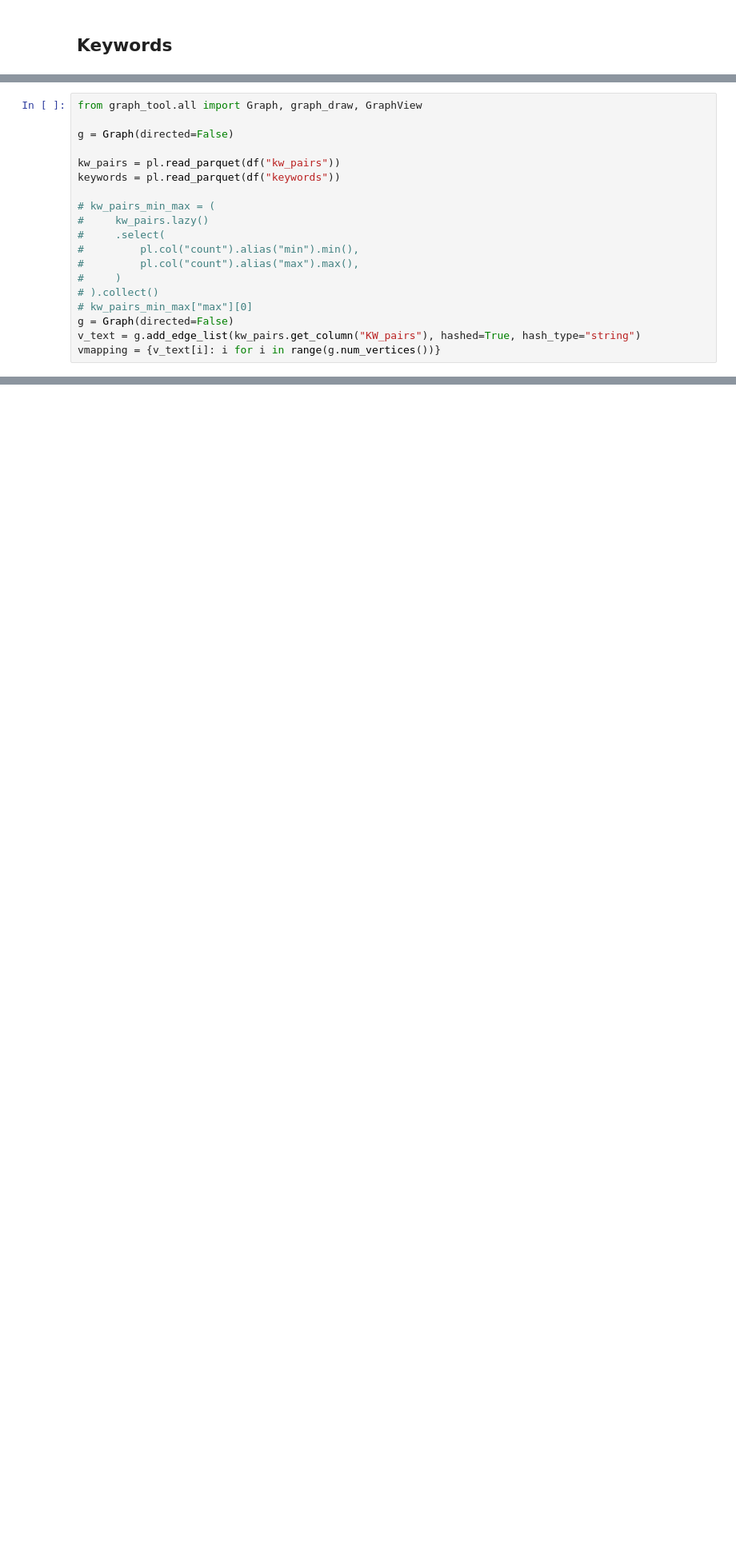
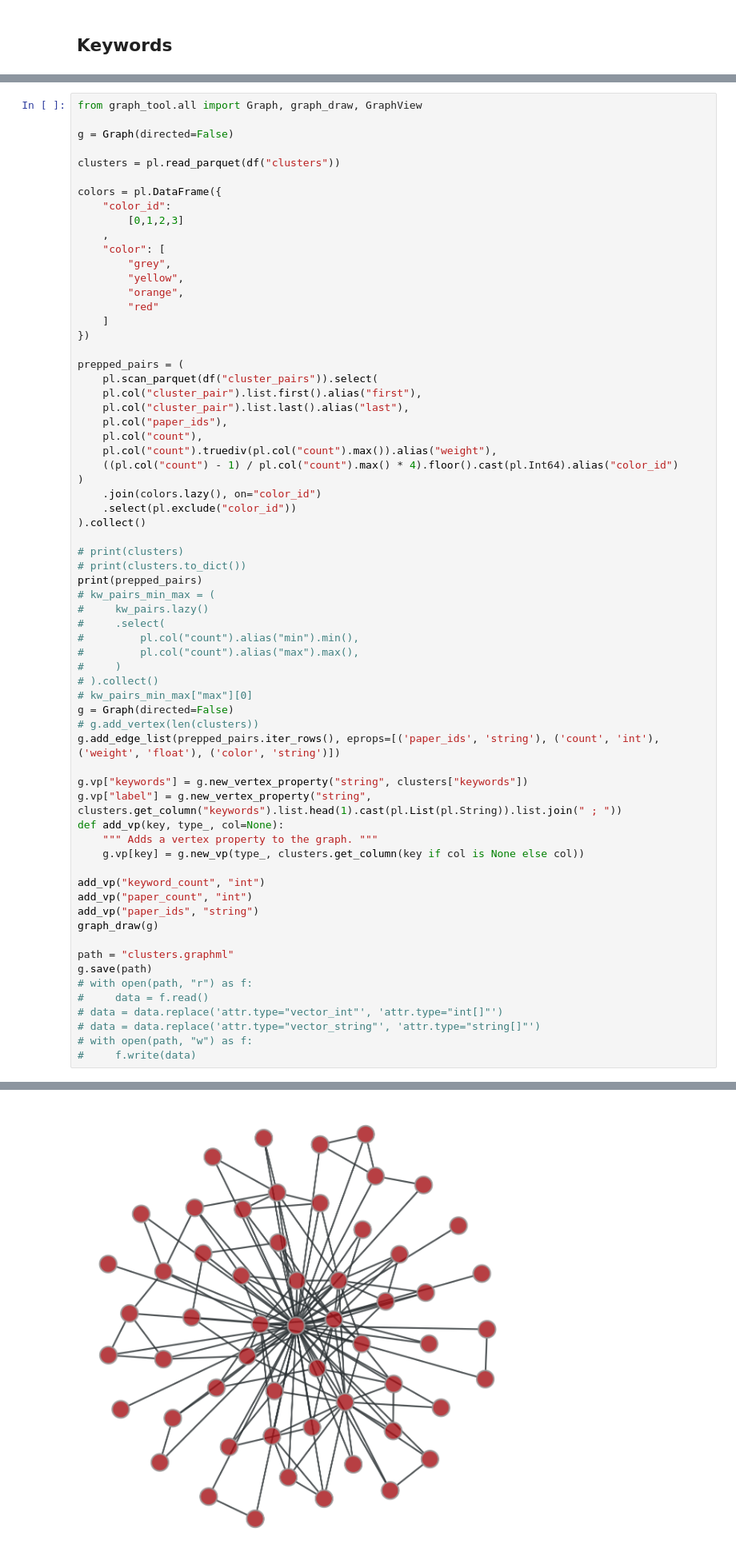
Before and after one commit to ShaitanLyss/pfe-literature-review-2024, a Jupyter notebook: notebook_lyss.ipynb, the cells around one changed output, grey strips where cells are left out. Shown: that part at 80% size. Drawn from its saved outputs; the diff is of its cells as text; blank space fills up the shorter version.

Commit message:
Add clusters

```diff
--- a/notebook_lyss.ipynb
+++ b/notebook_lyss.ipynb
@@ -138,9 +367,36 @@ from graph_tool.all import Graph, graph_draw, GraphView
 
 g = Graph(directed=False)
 
-kw_pairs = pl.read_parquet(df("kw_pairs"))
-keywords = pl.read_parquet(df("keywords"))
+clusters = pl.read_parquet(df("clusters"))
 
+colors = pl.DataFrame({
+    "color_id":
+        [0,1,2,3]
+    ,
+    "color": [
+        "grey",
+        "yellow",
+        "orange",
+        "red"
+    ]
+})
+
+prepped_pairs = (
+    pl.scan_parquet(df("cluster_pairs")).select(
+    pl.col("cluster_pair").list.first().alias("first"),
+    pl.col("cluster_pair").list.last().alias("last"),
+    pl.col("paper_ids"),
+    pl.col("count"),
+    pl.col("count").truediv(pl.col("count").max()).alias("weight"),
+    ((pl.col("count") - 1) / pl.col("count").max() * 4).floor().cast(pl.Int64).alias("color_id")
+)
+    .join(colors.lazy(), on="color_id")
+    .select(pl.exclude("color_id"))
+).collect()
+
+# print(clusters)
+# print(clusters.to_dict())
+print(prepped_pairs)
 # kw_pairs_min_max = (
 #     kw_pairs.lazy()
 #     .select(
@@ -150,5 +406,26 @@ keywords = pl.read_parquet(df("keywords"))
 # ).collect()
 # kw_pairs_min_max["max"][0]
 g = Graph(directed=False)
-v_text = g.add_edge_list(kw_pairs.get_column("KW_pairs"), hashed=True, hash_type="string")
-vmapping = {v_text[i]: i for i in range(g.num_vertices())}
+# g.add_vertex(len(clusters))
+g.add_edge_list(prepped_pairs.iter_rows(), eprops=[('paper_ids', 'string'), ('count', 'int'), ('weight', 'float'), ('color', 'string')])
+
+g.vp["keywords"] = g.new_vertex_property("string", clusters["keywords"])
+g.vp["label"] = g.new_vertex_property("string", clusters.get_column("keywords").list.head(1).cast(pl.List(pl.String)).list.join(" ; "))
+def add_vp(key, type_, col=None):
+    """ Adds a vertex property to the graph. """
+    g.vp[key] = g.new_vp(type_, clusters.get_column(key if col is None else col))
+
+add_vp("keyword_count", "int")
+add_vp("paper_count", "int")
+add_vp("paper_ids", "string")
+graph_draw(g)
+
+path = "clusters.graphml"
+g.save(path)
+# with open(path, "r") as f:
+#     data = f.read()
+# data = data.replace('attr.type="vector_int"', 'attr.type="int[]"')
+# data = data.replace('attr.type="vector_string"', 'attr.type="string[]"')
+# with open(path, "w") as f:
+#     f.write(data)
+# %% [output]
@@ -154,0 +450 @@ vmapping = {v_text[i]: i for i in range(g.num_vertices())}
+[figure, added]
```
Also changed, not shown: parts of 20 cells of this notebook, 7 other files.
